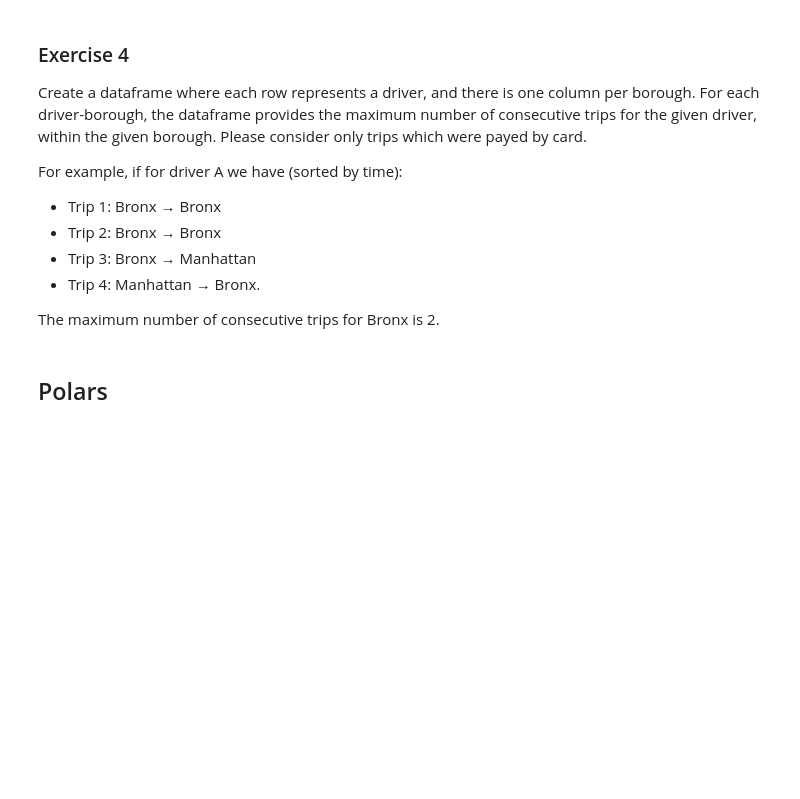
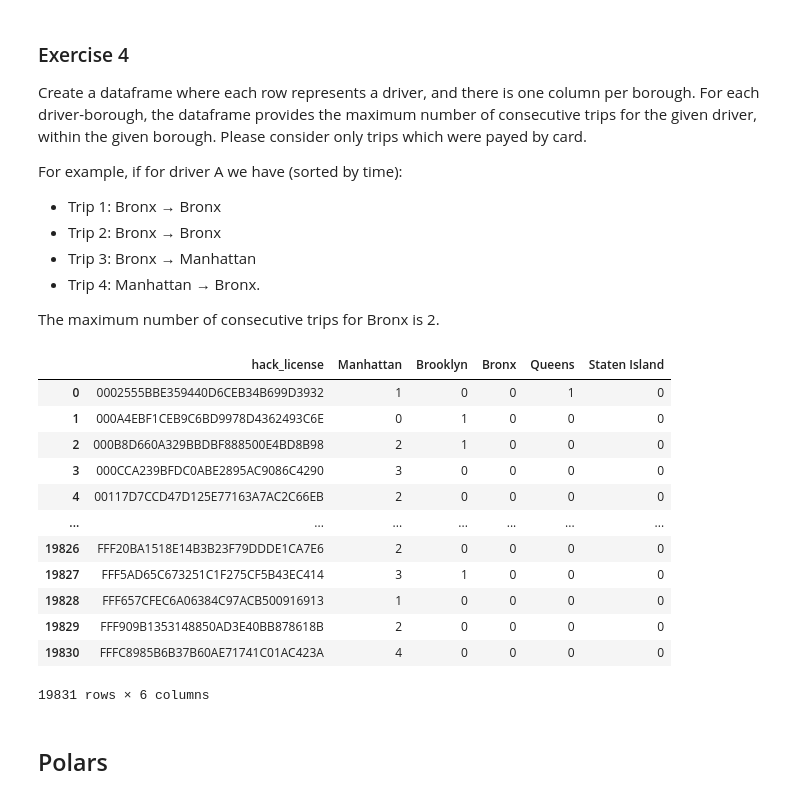
Before and after one commit to sAndreotti/VisualAnalytics, a Jupyter notebook: Assignment 3/Assignment3.ipynb, the cells around one changed output. Saved outputs shown, nothing was run; the diff lists cells and outputs as text; code cells hidden in the pictures; blank space fills up the shorter version.

Commit message:
Ended Assignment3.ipynb

```diff
--- a/Assignment 3/Assignment3.ipynb
+++ b/Assignment 3/Assignment3.ipynb
@@ -30,10 +35,9 @@ Join the `trip_data` and `trip_fare` dataframes into one and consider only data
+# %%
+# Initialize Spark Session
+spark = SparkSession.builder.getOrCreate()
+spark.conf.set("spark.sql.repl.eagerEval.enabled", True)
+spark.sparkContext.setLogLevel('ERROR')
 # %%
-from pyspark.sql import SparkSession
-from pyspark.sql.functions import to_date
-
-# Initialize Spark Session
-spark = SparkSession.builder.appName("JoinTripDataFromCSV").getOrCreate()
-
 # Specify the paths to your CSV files
 trip_data_path = "data/trip_data.csv"
 trip_fare_path = "data/trip_fare.csv"
@@ -69,13 +73,11 @@ trip_fare_jan01 = trip_fare.filter(to_date(trip_fare["pickup_datetime"]) == "201
 
 # Perform the join operation
 # Using the common columns 'medallion' and the pickup datetime columns (with the leading space for trip_fare)
-joined_df = trip_data_jan01.join(trip_fare_jan01, ["medallion", 'hack_license', 'vendor_id' ,"pickup_datetime"], "inner")
+trip_filtered_df = trip_data_jan01.join(trip_fare_jan01, ["medallion", 'hack_license', 'vendor_id' ,"pickup_datetime"], "inner")
 
 # Get the number of rows in the joined dataframe
-row_count = joined_df.count()
+row_count = trip_filtered_df.count()
 
 # Print the number of rows
 print(f"\nThe number of rows in the joined dataframe for 2013-01-01 is: {row_count}")
-
-joined_df.show()
 # %% [output]
@@ -145,0 +121,2 @@ root
+# %%
+borough_gdf = gpd.read_file('./data/nyc-boroughs.geojson')
@@ -166,6 +252,53 @@ For example, if for driver A we have (sorted by time):
 - Trip 4: Manhattan → Bronx.
 
 The maximum number of consecutive trips for Bronx is 2.
+# %%
+pd.options.mode.chained_assignment = None
+trip_filtered_df = trip_filtered_df.sort(['hack_license', 'pickup_datetime'], ascending=True)
+
+trip_drivers_df = trip_filtered_pd_df[['hack_license', 'pickup_borough', 'dropoff_borough', 'payment_type']]
+boroughs = borough_gdf['borough'].unique()
+payment = 'CRD'
+
+for borough in boroughs:
+    pickup_filter = trip_drivers_df['pickup_borough'] == borough
+    dropoff_filter = trip_drivers_df['dropoff_borough'] == borough
+    payment_filter = trip_drivers_df['payment_type'] == payment
+
+    condition = (pickup_filter & dropoff_filter & payment_filter).to_numpy()
+    condition = condition.astype(int)
+    condition = condition.tolist()
+    borough_count = 1 if condition[0] else 0
+
+    for i in range(1, len(condition)):
+        if condition[i]:
+            borough_count += 1
+        else:
+            borough_count = 0
+
+        condition[i] = borough_count
+
+    trip_drivers_df[borough] = condition
+
+trip_drivers_df = trip_drivers_df.groupby(['hack_license']).agg(
+    {'Manhattan': 'max', 'Brooklyn': 'max', 'Bronx': 'max', 'Queens': 'max', 'Staten Island': 'max'}
+).reset_index()
+
+trip_drivers_df
+# %% [output]
+|  | hack_license | Manhattan | Brooklyn | Bronx | Queens | Staten Island |
+| 0 | 0002555BBE359440D6CEB34B699D3932 | 1 | 0 | 0 | 1 | 0 |
+| 1 | 000A4EBF1CEB9C6BD9978D4362493C6E | 0 | 1 | 0 | 0 | 0 |
+| 2 | 000B8D660A329BBDBF888500E4BD8B98 | 2 | 1 | 0 | 0 | 0 |
+| 3 | 000CCA239BFDC0ABE2895AC9086C4290 | 3 | 0 | 0 | 0 | 0 |
+| 4 | 00117D7CCD47D125E77163A7AC2C66EB | 2 | 0 | 0 | 0 | 0 |
+| ... | ... | ... | ... | ... | ... | ... |
+| 19826 | FFF20BA1518E14B3B23F79DDDE1CA7E6 | 2 | 0 | 0 | 0 | 0 |
+| 19827 | FFF5AD65C673251C1F275CF5B43EC414 | 3 | 1 | 0 | 0 | 0 |
+| 19828 | FFF657CFEC6A06384C97ACB500916913 | 1 | 0 | 0 | 0 | 0 |
+| 19829 | FFF909B1353148850AD3E40BB878618B | 2 | 0 | 0 | 0 | 0 |
+| 19830 | FFFC8985B6B37B60AE71741C01AC423A | 4 | 0 | 0 | 0 | 0 |
+19831 rows × 6 columns
 # %% [markdown]
 ## Polars
 # %% [markdown]
```
Also changed, not shown: parts of 19 cells of this notebook.
